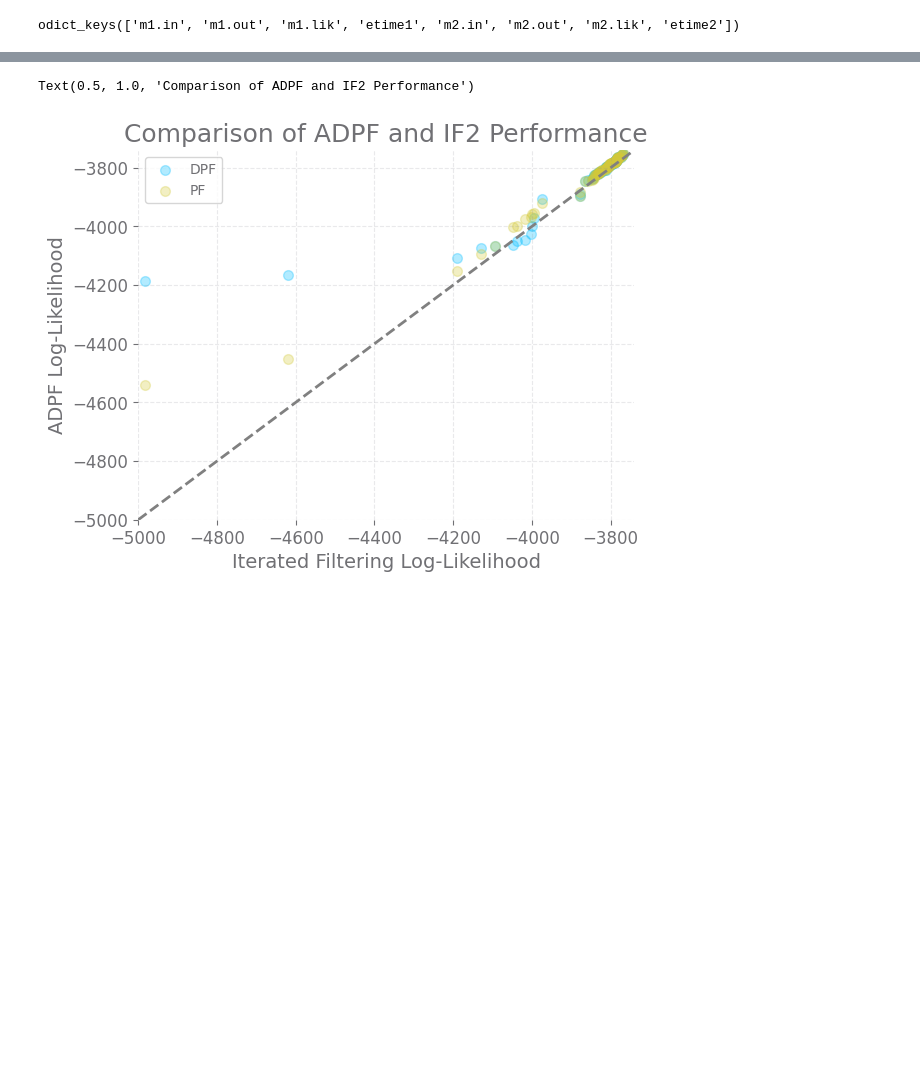
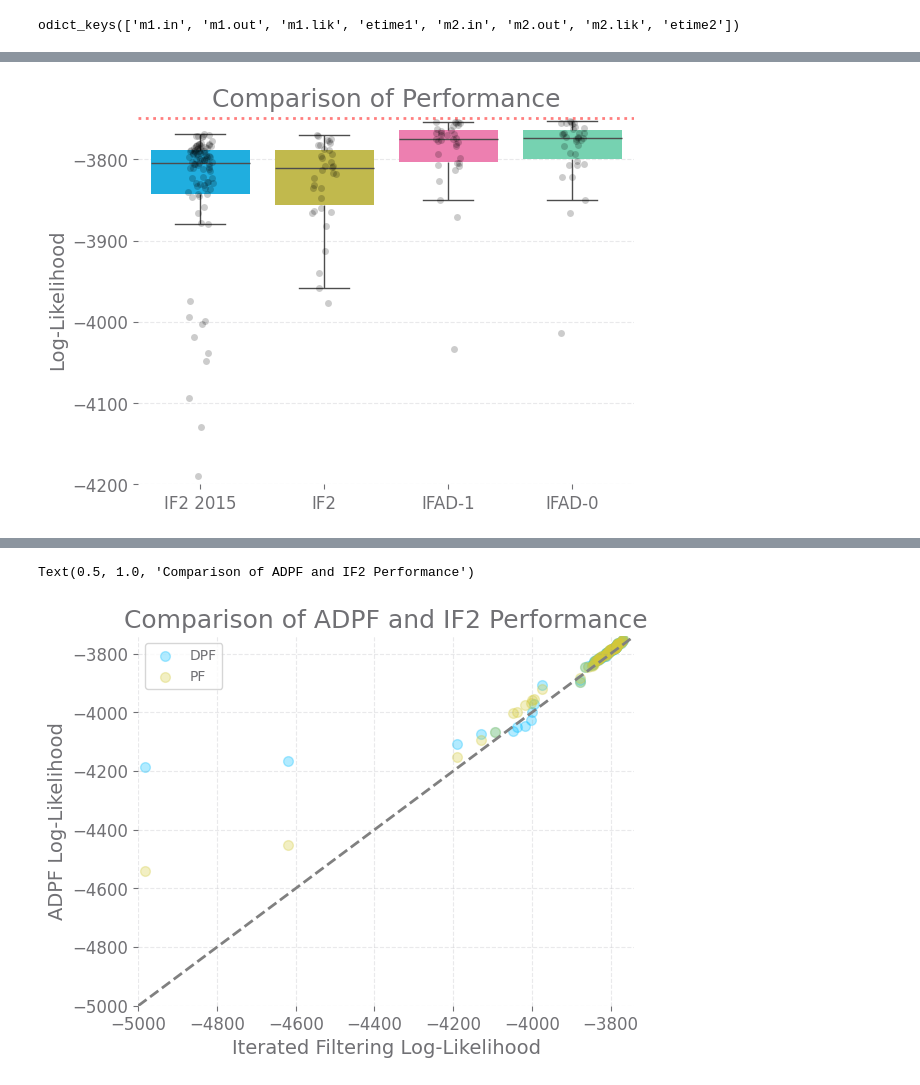
Before and after one commit to hetankevin/diffilter, a Jupyter notebook: cholera.ipynb, the cells around one changed output, grey strips where cells are left out. Saved outputs shown, nothing was run; the diff lists cells and outputs as text; code cells hidden in the pictures; blank space fills up the shorter version.

Commit message:
boxplot update

```diff
--- a/cholera.ipynb
+++ b/cholera.ipynb
@@ -562,0 +557,24 @@ plt.hist(-np.array(mif_logliks_trials)[:,-1], bins=30, density=True)
+# %%
+import pyreadr
+from scipy.special import logsumexp
+import seaborn as sns
+plt.style.use('matplotlibrc')
+result = pyreadr.read_r('data/dacca/cholera-mif1-mif2.rda')
+ax = sns.boxplot([logsumexp(result['m2.lik'], axis=0),
+                  -np.array(mif_logliks_trials)[:,-1],
+            -np.array(gd_logliks_trials)[:,-1],
+            -np.array(gd_logliks_pf_trials)[:,-1]],
+                showfliers = False)
+sns.stripplot([logsumexp(result['m2.lik'], axis=0),
+                  -np.array(mif_logliks_trials)[:,-1],
+            -np.array(gd_logliks_trials)[:,-1],
+            -np.array(gd_logliks_pf_trials)[:,-1]],
+             alpha=0.2, color='black')
+plt.axhline(-3748.5, linestyle='dotted', color='r', alpha=0.5)
+ax.set_xticklabels(['IF2 2015', 'IF2', 'IFAD-1', 'IFAD-0'])
+plt.ylim(-4200, -3745)
+plt.ylabel('Log-Likelihood')
+plt.title('Comparison of Performance')
+plt.show()
+# %% [output]
+[figure, added]
```
Also changed, not shown: parts of 20 cells of this notebook, 41 other files.
